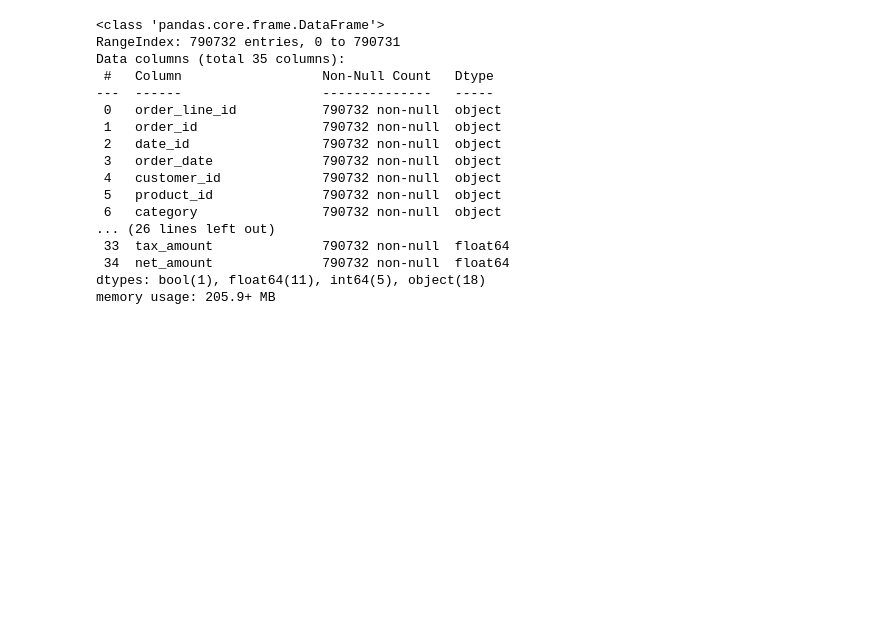
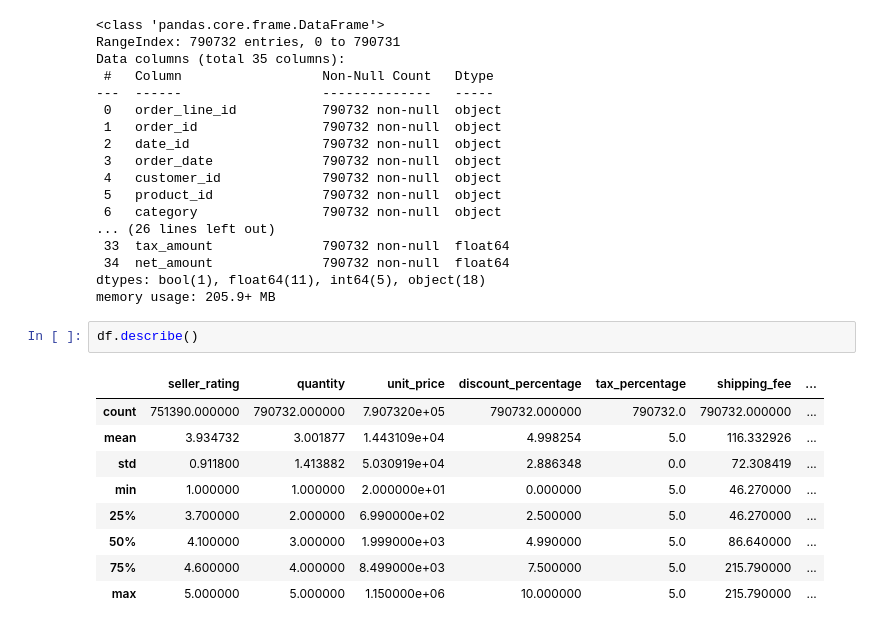
Before and after one commit to BhupathiTharun/Supply-chain-data-warehouse, a Jupyter notebook: data_cleaning.ipynb, the cells around one changed output. Drawn from its saved outputs; the diff is of its cells as text; blank space fills up the shorter version.

```diff
--- a/data_cleaning.ipynb
+++ b/data_cleaning.ipynb
@@ -49,3 +49,15 @@ Data columns (total 35 columns):
  34  net_amount              790732 non-null  float64
 dtypes: bool(1), float64(11), int64(5), object(18)
 memory usage: 205.9+ MB
+# %%
+df.describe()
+# %% [output]
+|  | seller_rating | quantity | unit_price | discount_percentage | tax_percentage | shipping_fee | ... |
+| count | 751390.000000 | 790732.000000 | 7.907320e+05 | 790732.000000 | 790732.0 | 790732.000000 | ... |
+| mean | 3.934732 | 3.001877 | 1.443109e+04 | 4.998254 | 5.0 | 116.332926 | ... |
+| std | 0.911800 | 1.413882 | 5.030919e+04 | 2.886348 | 0.0 | 72.308419 | ... |
+| min | 1.000000 | 1.000000 | 2.000000e+01 | 0.000000 | 5.0 | 46.270000 | ... |
+| 25% | 3.700000 | 2.000000 | 6.990000e+02 | 2.500000 | 5.0 | 46.270000 | ... |
+| 50% | 4.100000 | 3.000000 | 1.999000e+03 | 4.990000 | 5.0 | 86.640000 | ... |
+| 75% | 4.600000 | 4.000000 | 8.499000e+03 | 7.500000 | 5.0 | 215.790000 | ... |
+| max | 5.000000 | 5.000000 | 1.150000e+06 | 10.000000 | 5.0 | 215.790000 | ... |
```
Also changed, not shown: parts of 3 cells of this notebook.
